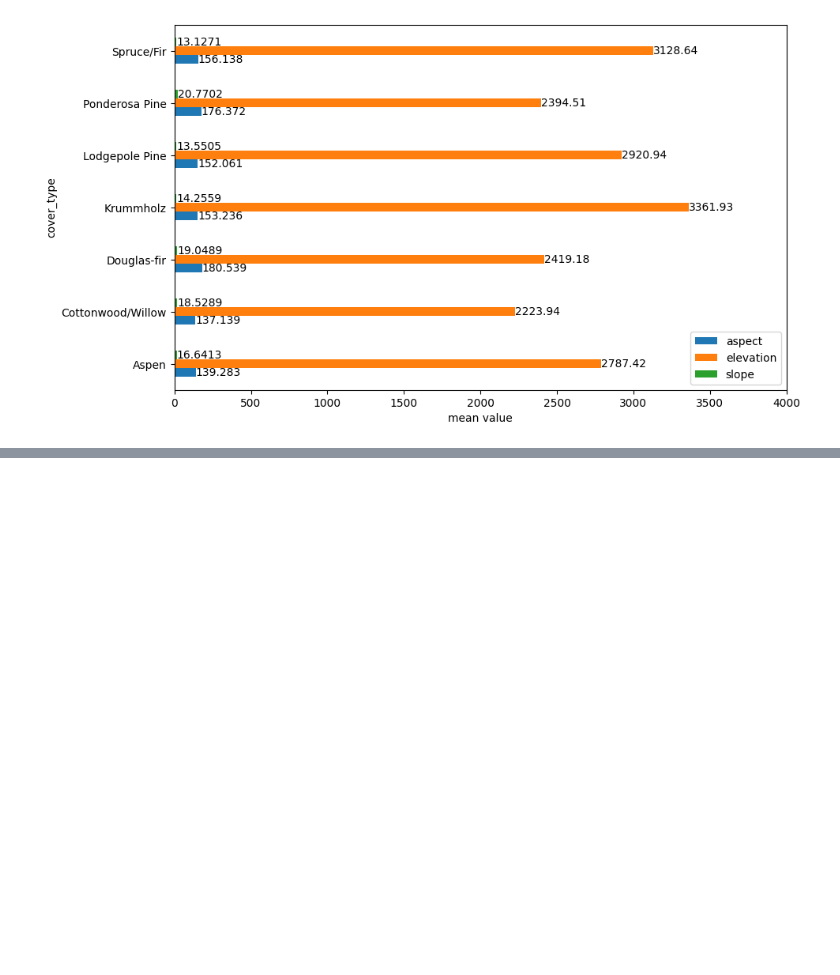
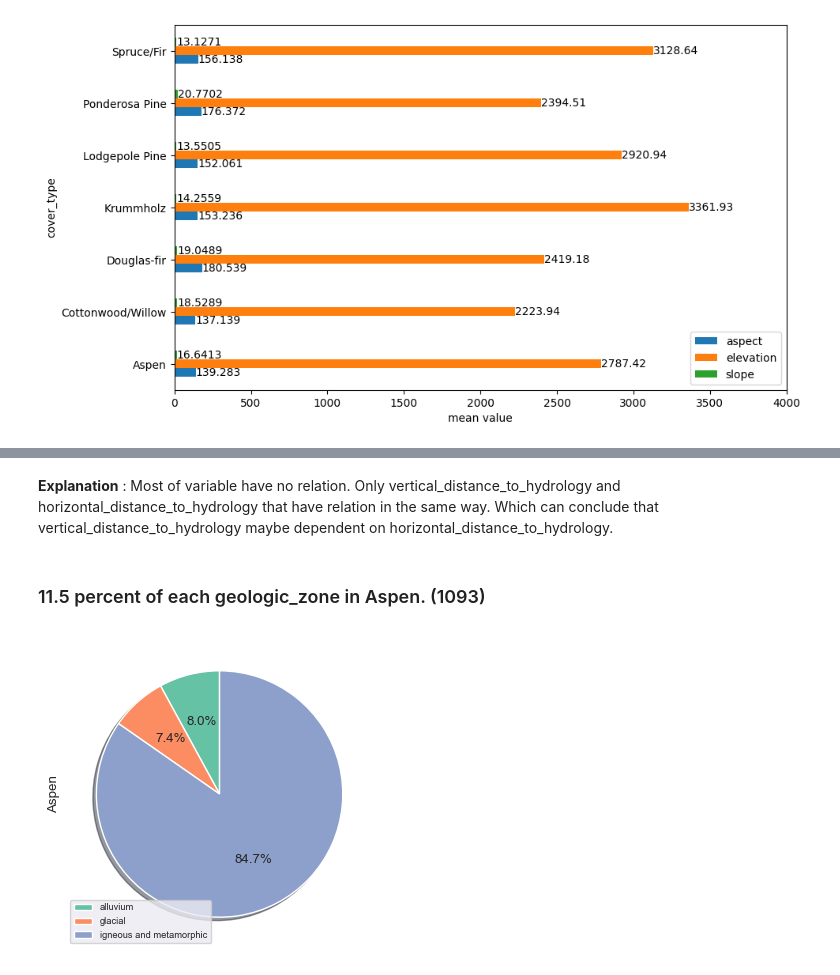
Before and after one commit to Querians/Exploratory-Data-Analysis, a Jupyter notebook: exploratory_data_analysis.ipynb, the cells around one changed output, grey strips where cells are left out. Drawn from its saved outputs; the diff is of its cells as text; code cells hidden in the pictures; blank space fills up the shorter version.

Commit message:
merge: all explanation and no. 11

```diff
--- a/exploratory_data_analysis.ipynb
+++ b/exploratory_data_analysis.ipynb
@@ -248,0 +319,18 @@ sns.heatmap(plot_1090.corr(), cmap='coolwarm')
+# %% [markdown]
+**Explanation** : Most of variable have no relation. Only vertical_distance_to_hydrology and horizontal_distance_to_hydrology that have relation in the same way. Which can conclude that vertical_distance_to_hydrology maybe dependent on horizontal_distance_to_hydrology.
+# %% [markdown]
+### 11.5 percent of each geologic_zone in Aspen. (1093)
+# %%
+# get only column index, cover_type, geologic_zon
+plt1093 = cvt[['index','cover_type', 'geologic_zone']]
+# get only cover type named Aspen
+plt1093 = cvt[cvt['cover_type'] == 'Aspen']
+# count each geologic zone and make it to percent
+plt1093 = pd.crosstab(index = plt1093['cover_type'], columns=plt1093['geologic_zone']).apply(lambda x: x/sum(x)*100, axis=1)
+plt1093 = plt1093.T
+
+# plotting
+plt1093.plot(kind='pie',subplots = True, figsize=(4,4), autopct='%1.1f%%', labeldistance=None, shadow=True, colors=sns.color_palette('Set2'), startangle=90);
+plt.legend(loc='lower left', fontsize='x-small');
+# %% [output]
+[figure, added]
```
Also changed, not shown: parts of 25 cells of this notebook.
